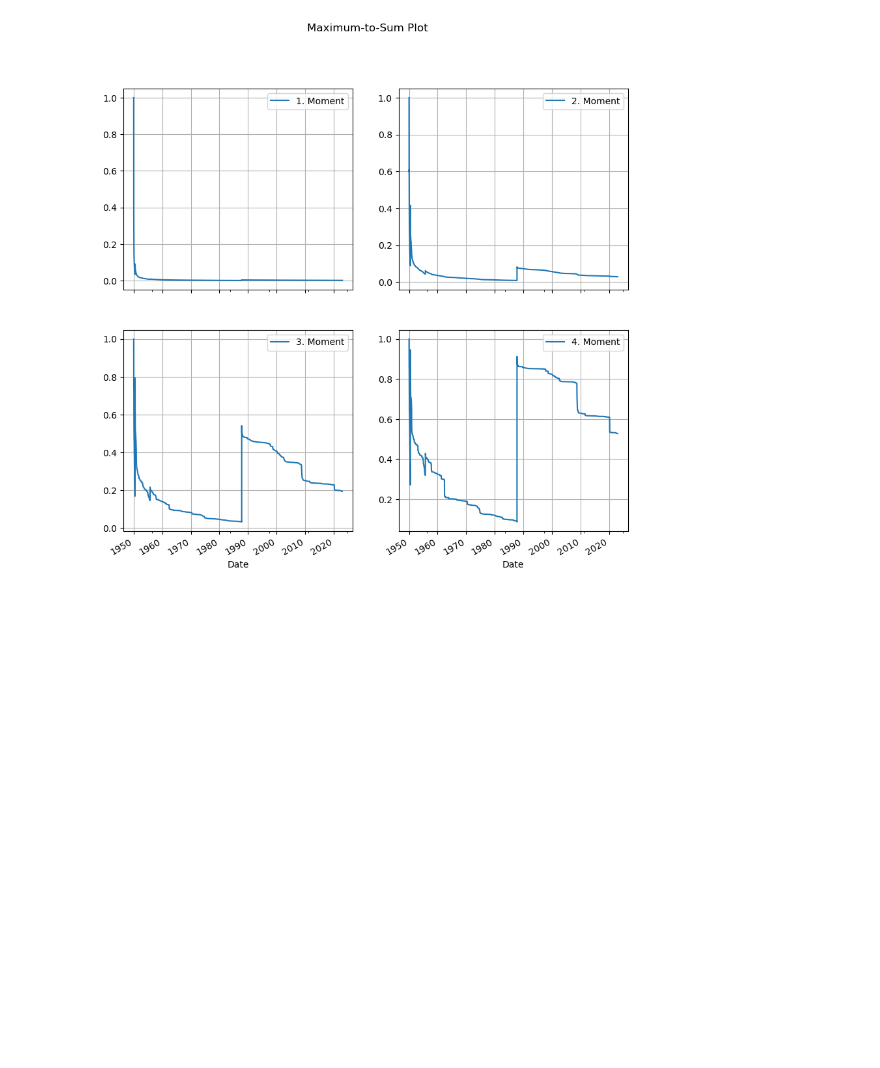
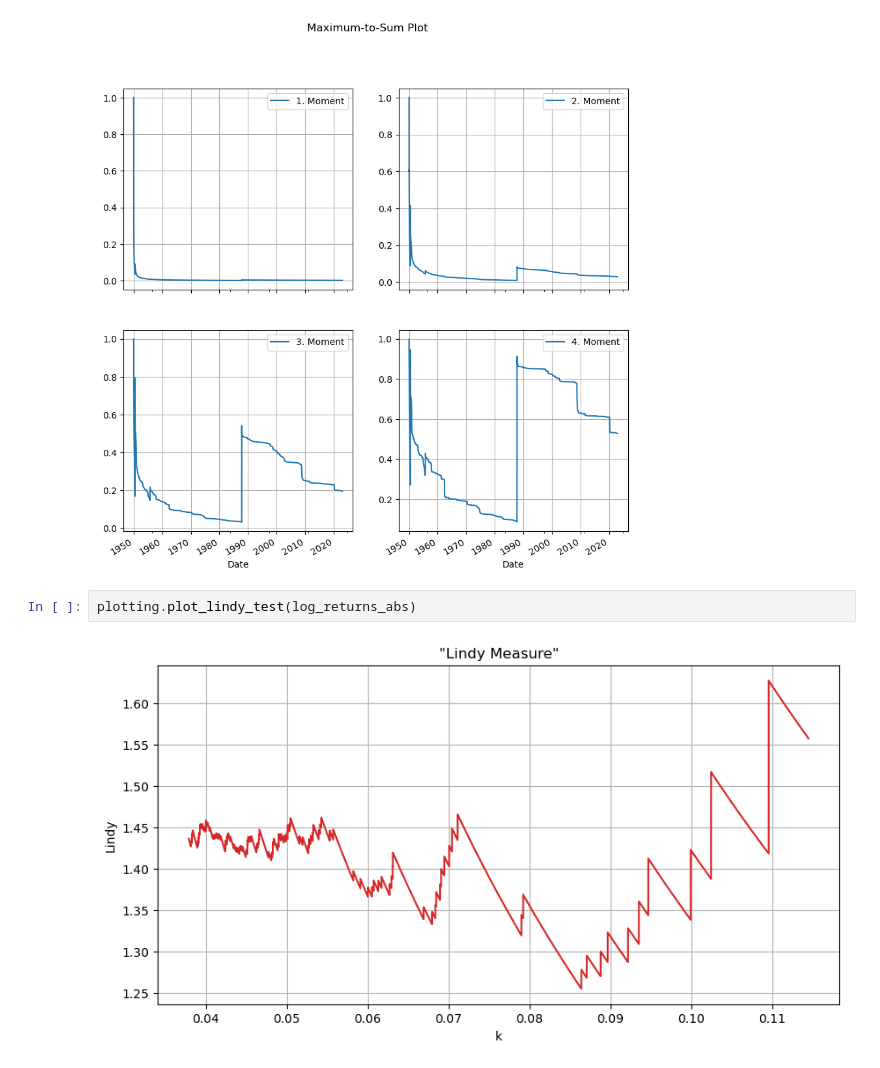
Before and after one commit to ssadjina/FatTailedTools, a Jupyter notebook: notebook_examples.ipynb, the cells around one changed output. Cells and saved outputs as stored; diff of their text form; blank space fills up the shorter version.

```diff
--- a/notebook_examples.ipynb
+++ b/notebook_examples.ipynb
@@ -59,3 +65,7 @@ plotting.plot_survival_function(log_returns_abs, tail_zoom=True);
 plotting.max_sum_plot(log_returns_abs)
 # %% [output]
 [figure]
+# %%
+plotting.plot_lindy_test(log_returns_abs)
+# %% [output]
+[figure, added]
```
Also changed, not shown: parts of 2 cells of this notebook, 1 other file.
